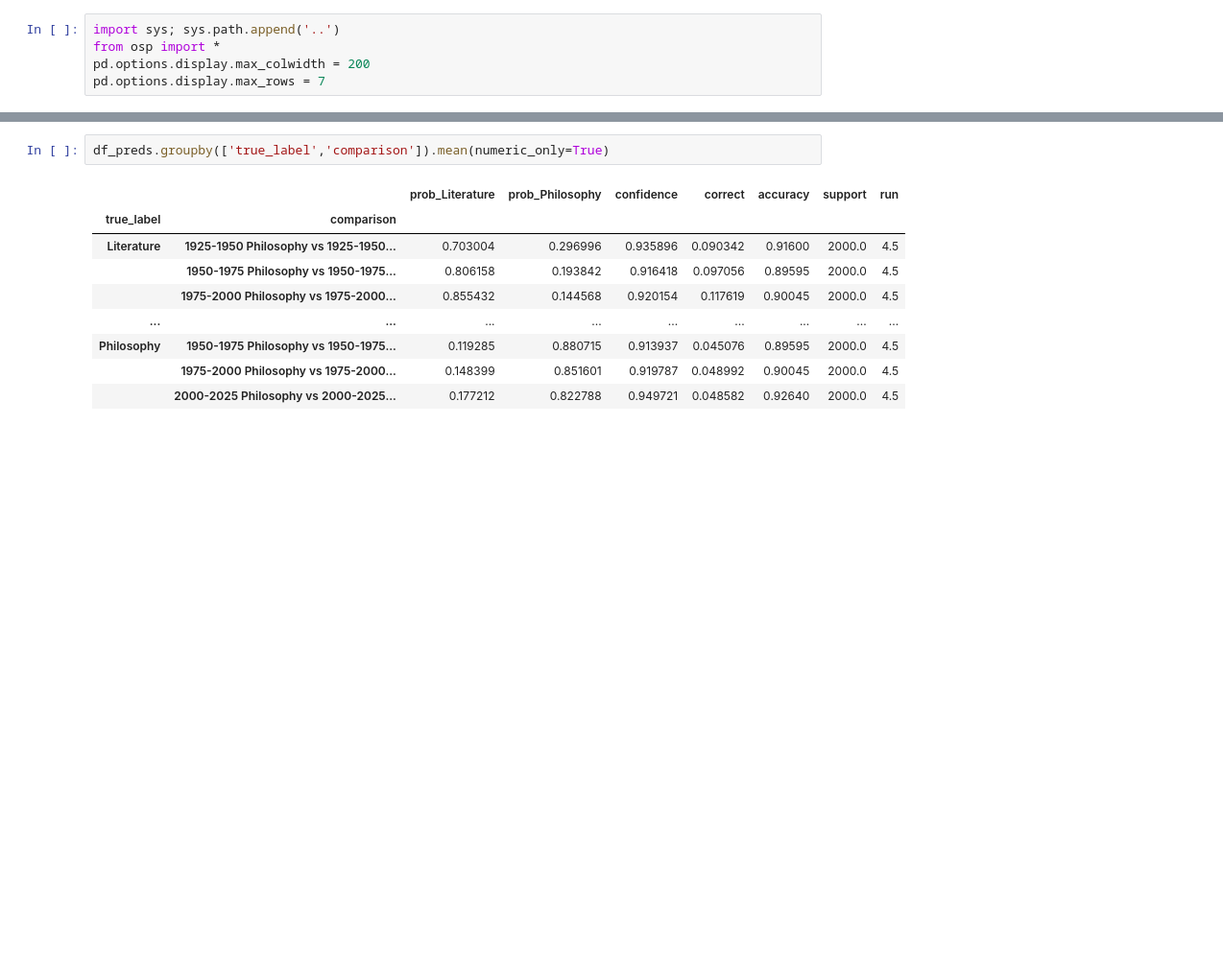
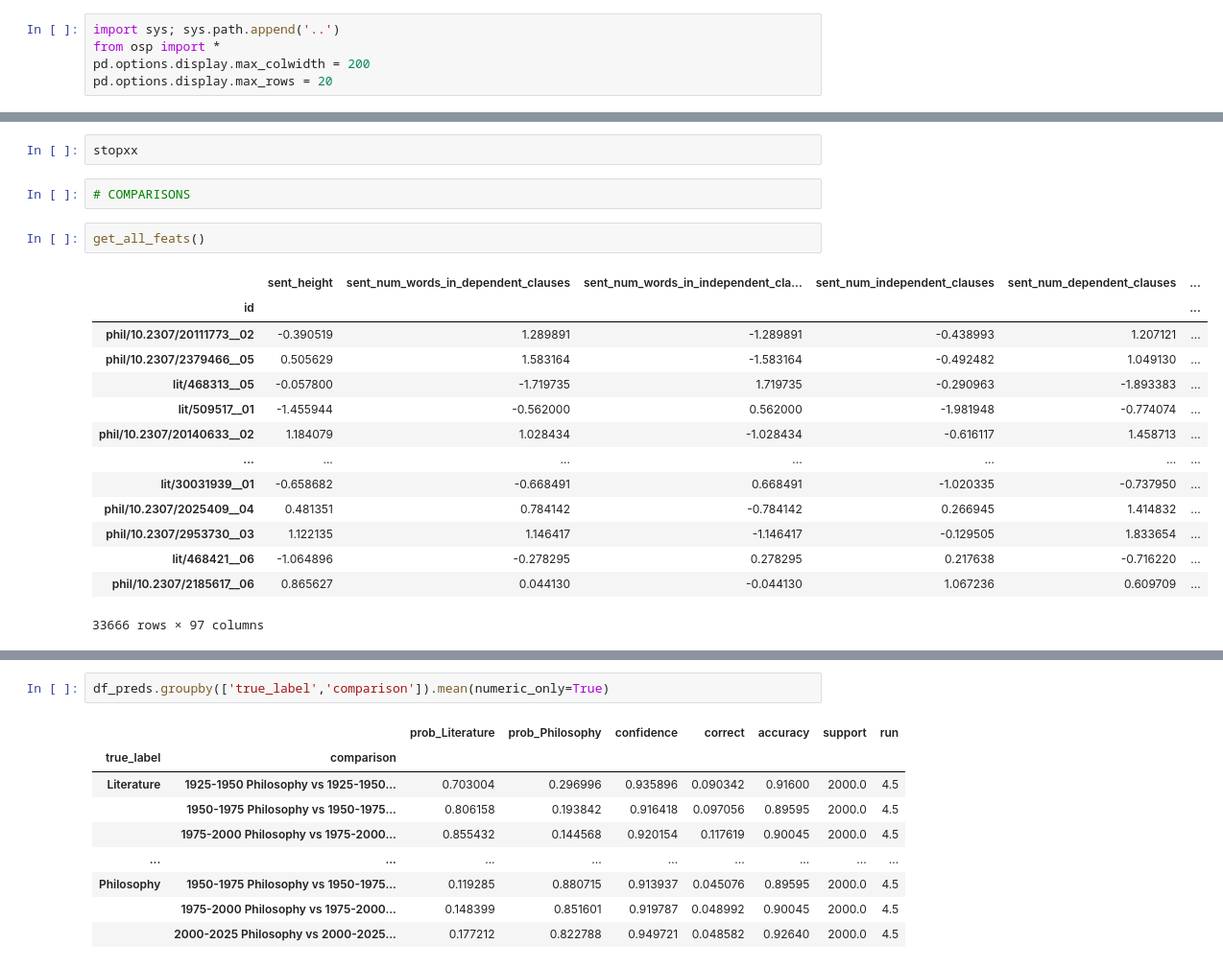
Before and after one commit to quadrismegistus/ordinary-style-philosophy, a Jupyter notebook: notebooks/ClassifySliceFeatsPredictFuture7.ipynb, the cells around one changed output, grey strips where cells are left out. Shown: that part at 96% size. Drawn from its saved outputs; the diff is of its cells as text; blank space fills up the shorter version.

```diff
--- a/notebooks/ClassifySliceFeatsPredictFuture7.ipynb
+++ b/notebooks/ClassifySliceFeatsPredictFuture7.ipynb
@@ -2,5 +2,5 @@
 import sys; sys.path.append('..')
 from osp import *
 pd.options.display.max_colwidth = 200
-pd.options.display.max_rows = 7
+pd.options.display.max_rows = 20
 # %%
@@ -12,0 +44,21 @@ df_preds, df_feats, d_models = get_preds_feats(_force=True)
+# %%
+stopxx
+# %%
+# COMPARISONS
+# %%
+get_all_feats()
+# %% [output]
+|  | sent_height | sent_num_words_in_dependent_clauses | sent_num_words_in_independent_cla... | sent_num_independent_clauses | sent_num_dependent_clauses | ... |
+| id |  |  |  |  |  | ... |
+| phil/10.2307/20111773__02 | -0.390519 | 1.289891 | -1.289891 | -0.438993 | 1.207121 | ... |
+| phil/10.2307/2379466__05 | 0.505629 | 1.583164 | -1.583164 | -0.492482 | 1.049130 | ... |
+| lit/468313__05 | -0.057800 | -1.719735 | 1.719735 | -0.290963 | -1.893383 | ... |
+| lit/509517__01 | -1.455944 | -0.562000 | 0.562000 | -1.981948 | -0.774074 | ... |
+| phil/10.2307/20140633__02 | 1.184079 | 1.028434 | -1.028434 | -0.616117 | 1.458713 | ... |
+| ... | ... | ... | ... | ... | ... | ... |
+| lit/30031939__01 | -0.658682 | -0.668491 | 0.668491 | -1.020335 | -0.737950 | ... |
+| phil/10.2307/2025409__04 | 0.481351 | 0.784142 | -0.784142 | 0.266945 | 1.414832 | ... |
+| phil/10.2307/2953730__03 | 1.122135 | 1.146417 | -1.146417 | -0.129505 | 1.833654 | ... |
+| lit/468421__06 | -1.064896 | -0.278295 | 0.278295 | 0.217638 | -0.716220 | ... |
+| phil/10.2307/2185617__06 | 0.865627 | 0.044130 | -0.044130 | 1.067236 | 0.609709 | ... |
+33666 rows × 97 columns
```
Also changed, not shown: parts of 4 cells of this notebook, 21 other files.
